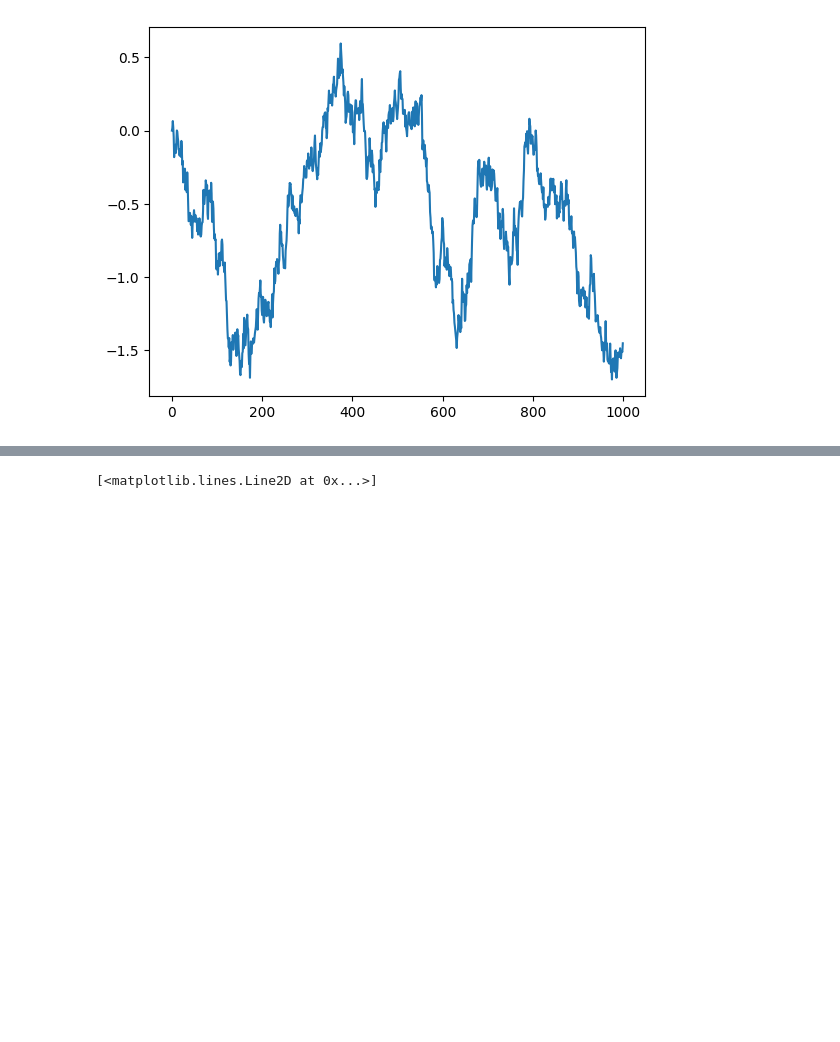
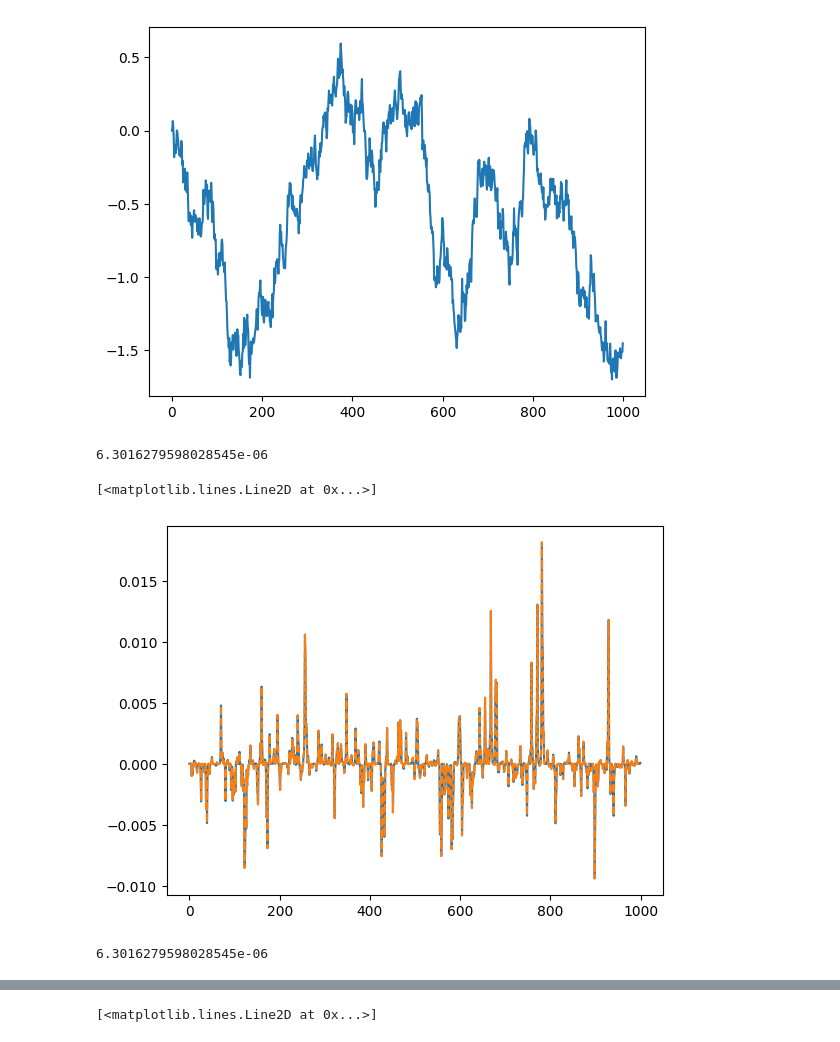
Before and after one commit to MrG1raffe/signature, a Jupyter notebook: notebooks/Signatures Sandbox.ipynb, the cells around one changed output, grey strips where cells are left out. Drawn from its saved outputs; the diff is of its cells as text; code cells hidden in the pictures; blank space fills up the shorter version.

Commit message:
Updated path_signature.py to compute the sliding window sig

```diff
--- a/notebooks/Signatures Sandbox.ipynb
+++ b/notebooks/Signatures Sandbox.ipynb
@@ -132,6 +132,6 @@ path = np.vstack([t_grid, W]).T
 # %% [output]
 [figure]
 # %%
-N = 10
-W_sig = ta.path_to_signature(path=path, trunc=10)
+N = 5
+W_sig = ta.path_to_signature(path=path, trunc=N)
 # W_sig
@@ -137,0 +140,22 @@ W_sig = ta.path_to_signature(path=path, trunc=10)
+# %%
+window_size = 5
+
+W_sig_rolling = ta.path_to_rolling_signature(path=path, trunc=N, window_size=window_size)
+# %%
+rolling_sig_naive = np.zeros((ta.number_of_words_up_to_trunc(trunc=N, dim=path.shape[1]), t_grid.size))
+for i in range(t_grid.size):
+    rolling_sig_naive[:, i] = ta.path_to_signature(path[max(i - window_size, 0):i + 1], trunc=N, only_terminal_sig=True).array
+# %%
+np.max(np.abs(rolling_sig_naive - W_sig_rolling.array))
+# %% [output]
+6.3016279598028545e-06
+# %%
+plt.plot(rolling_sig_naive[14])
+plt.plot(W_sig_rolling.array[14], "--")
+# %% [output]
+[<matplotlib.lines.Line2D at 0x...>]
+[figure, added]
+# %%
+np.max(np.abs(rolling_sig_naive - W_sig_rolling.array))
+# %% [output]
+6.3016279598028545e-06
```
Also changed, not shown: parts of 3 cells of this notebook, 3 other files.
